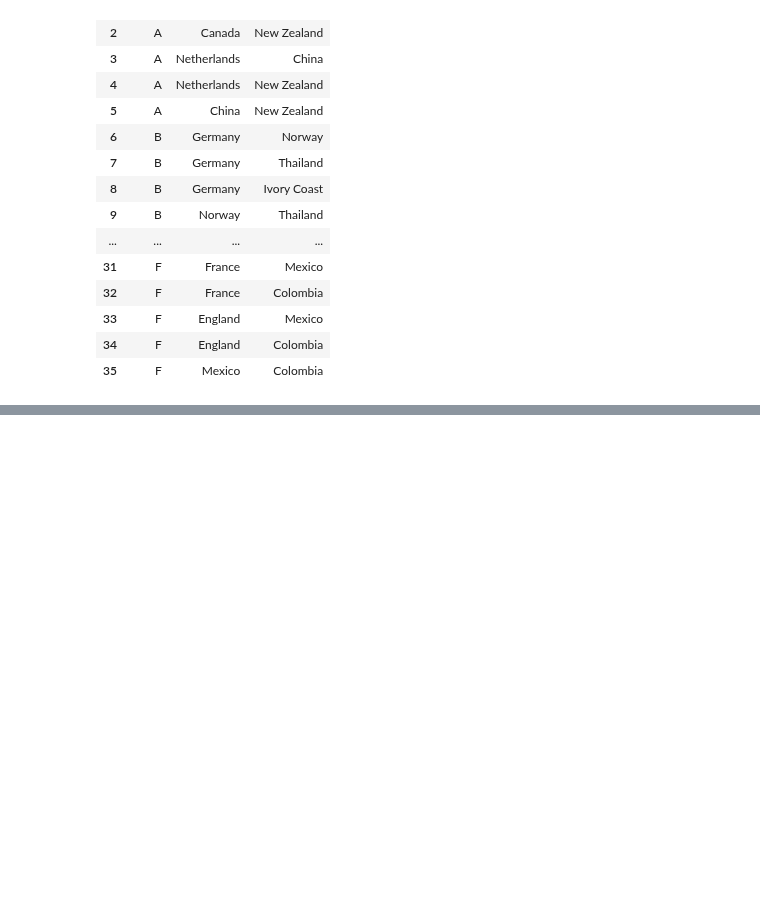
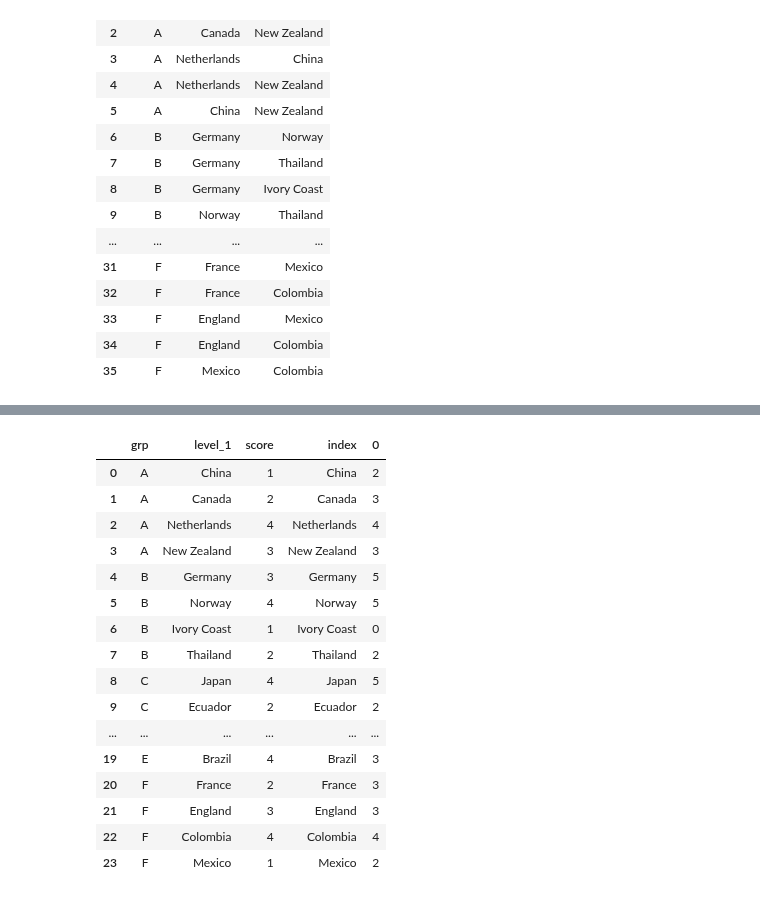
Before and after one commit to selwyth/wwc2015, a Jupyter notebook: normmodel.ipynb, the cells around one changed output, grey strips where cells are left out. Cells and saved outputs as stored; diff of their text form; code cells hidden in the pictures; blank space fills up the shorter version.

```diff
--- a/normmodel.ipynb
+++ b/normmodel.ipynb
@@ -113,3 +255,32 @@ matchdf
+# %%
+scores = pd.concat([matchdf.groupby('team1').sum().score1, matchdf.groupby('team2').sum().score2],
+                                axis=1, join='outer')
+scores.fillna(0, inplace=True)
+scores = scores.score1 + scores.score2
+
+grouprks = pd.concat({'score': scores, 'grp': df.group}, axis=1)
+grouprks = grouprks.groupby('grp').apply(lambda x: rank_tb(x.score))
+grouprks.reset_index()
+pd.merge(grouprks.reset_index(), scores.reset_index(),
+                                  left_on=['level_1'], right_on=['index'])
+# %% [output]
+|  | grp | level_1 | score | index | 0 |
+| 0 | A | China | 1 | China | 2 |
+| 1 | A | Canada | 2 | Canada | 3 |
+| 2 | A | Netherlands | 4 | Netherlands | 4 |
+| 3 | A | New Zealand | 3 | New Zealand | 3 |
+| 4 | B | Germany | 3 | Germany | 5 |
+| 5 | B | Norway | 4 | Norway | 5 |
+| 6 | B | Ivory Coast | 1 | Ivory Coast | 0 |
+| 7 | B | Thailand | 2 | Thailand | 2 |
+| 8 | C | Japan | 4 | Japan | 5 |
+| 9 | C | Ecuador | 2 | Ecuador | 2 |
+| ... | ... | ... | ... | ... | ... |
+| 19 | E | Brazil | 4 | Brazil | 3 |
+| 20 | F | France | 2 | France | 3 |
+| 21 | F | England | 3 | England | 3 |
+| 22 | F | Colombia | 4 | Colombia | 4 |
+| 23 | F | Mexico | 1 | Mexico | 2 |
 # %%
 def score_comparator(A, B, method):
   # 2 pts per win, 1 pt per draw per our rules
```
Also changed, not shown: parts of 10 cells of this notebook.
